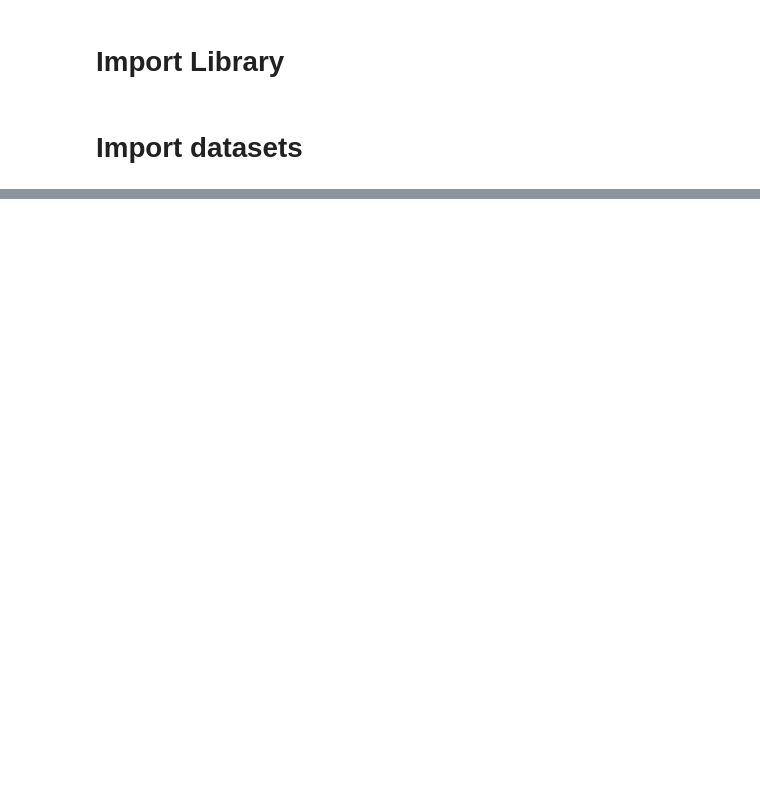
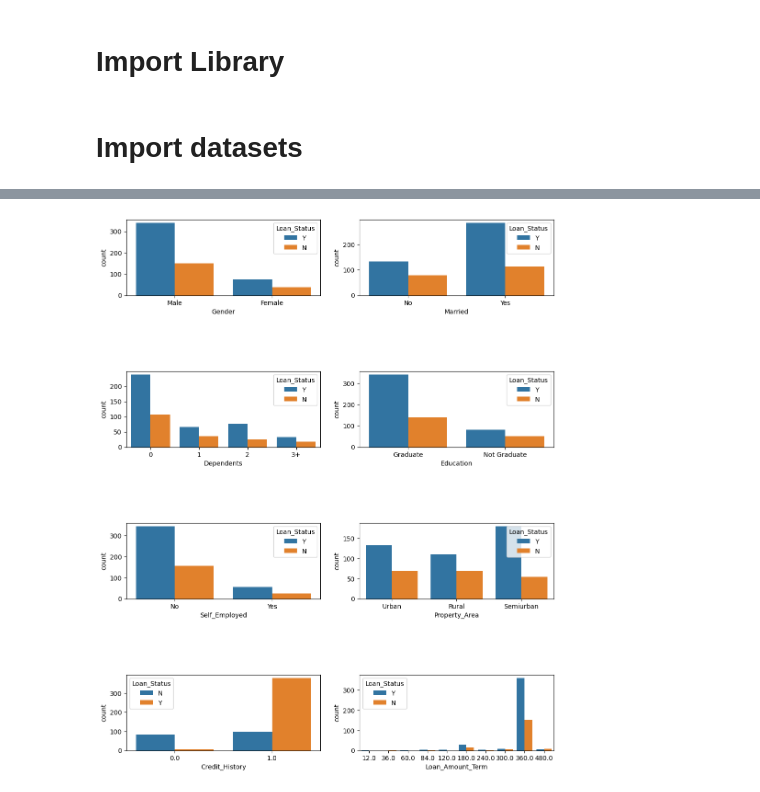
Before and after one commit to Rlenmeyer/LoanPrediction, a Jupyter notebook: LoanPrediction.ipynb, the cells around one changed output, grey strips where cells are left out. Saved outputs shown, nothing was run; the diff lists cells and outputs as text; code cells hidden in the pictures; blank space fills up the shorter version.

Commit message:
start data observation

```diff
--- a/LoanPrediction.ipynb
+++ b/LoanPrediction.ipynb
@@ -6,5 +8,5 @@ import numpy as np
 # %% [markdown]
 # Import datasets
 # %%
-train = pd.read_csv("data\train.csv")
-test = pd.read_csv("data\test.csv")
+train = pd.read_csv(r'data\Train_Loan_Home.csv')
+test = pd.read_csv(r'data\Test_Loan_Home.csv')
@@ -12,0 +47,17 @@ OSError: [Errno 22] Invalid argument: 'data\train.csv'
+# %%
+# list categorical and numerical variables
+categorical = [var for var in train.columns if train[var].dtype=='O']
+categorical.remove('Loan_ID')
+categorical.remove('Loan_Status')
+numerical = [var for var in train.columns if train[var].dtype!='O']
+
+# if numerical variables contains only 1 and 0, then it is categorical
+numerical.remove('Credit_History')
+categorical.append('Credit_History')
+numerical.remove('Loan_Amount_Term')
+categorical.append('Loan_Amount_Term')
+
+print('There are {} categorical variables\n'.format(len(categorical)))
+print('The categorical variables are :\n\n', categorical)
+print('\n\nThere are {} numerical variables\n'.format(len(numerical)))
+print('The numerical variables are :\n\n', numerical)
@@ -12,0 +77,11 @@ OSError: [Errno 22] Invalid argument: 'data\train.csv'
+# %%
+# plot countbox for categorical variables by Loan_Status
+fig,axes = plt.subplots(4,2,figsize=(12,15))
+for idx,cat_col in enumerate(categorical):
+    row,col = idx//2,idx%2
+    sns.countplot(x=cat_col,data=train,hue='Loan_Status',ax=axes[row,col])
+
+
+plt.subplots_adjust(hspace=1)
+# %% [output]
+[figure, added]
```
Also changed, not shown: parts of 7 cells of this notebook.
